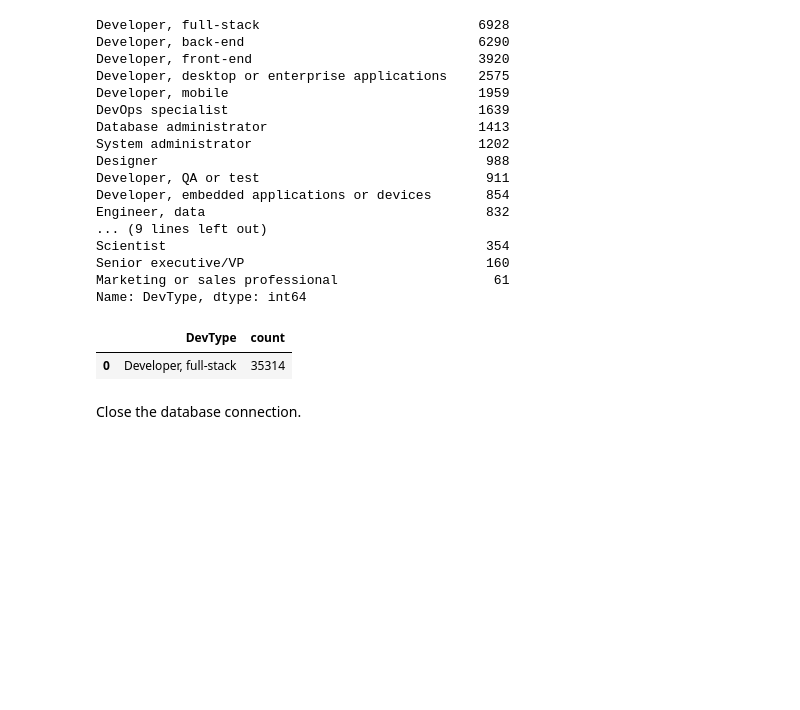
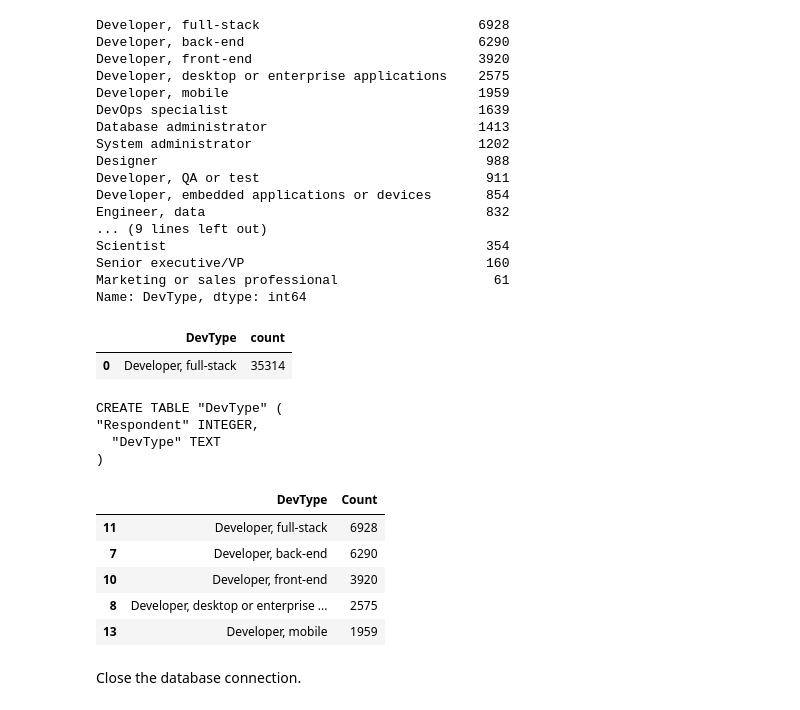
Before and after one commit to herman1608/IBM-CAPSTONE, a Jupyter notebook: M4DataVisualization-lab.ipynb, the cells around one changed output. Drawn from its saved outputs; the diff is of its cells as text; code cells hidden in the pictures; blank space fills up the shorter version.

```diff
--- a/M4DataVisualization-lab.ipynb
+++ b/M4DataVisualization-lab.ipynb
@@ -531,6 +531,37 @@ df
 # %% [output]
 |  | DevType | count |
 | 0 | Developer, full-stack | 35314 |
+# %%
+table_name = 'DevType'  # the table you wish to describe
+
+QUERY = """
+SELECT sql FROM sqlite_master
+WHERE name= '{}'
+""".format(table_name)
+
+df = pd.read_sql_query(QUERY,conn)
+print(df.iat[0,0])
+
+#step 1: get the data needed
+QUERY = """
+SELECT DevType, count(DevType) as Count
+FROM DevType
+GROUP BY DevType
+"""
+df_type = pd.read_sql_query(QUERY,conn)
+df_type = df_type.sort_values('Count', ascending=False)
+df_type.head()
+# %% [output]
+CREATE TABLE "DevType" (
+"Respondent" INTEGER,
+  "DevType" TEXT
+)
+|  | DevType | Count |
+| 11 | Developer, full-stack | 6928 |
+| 7 | Developer, back-end | 6290 |
+| 10 | Developer, front-end | 3920 |
+| 8 | Developer, desktop or enterprise ... | 2575 |
+| 13 | Developer, mobile | 1959 |
 # %% [markdown]
 Close the database connection.
 # %%
```
Also changed, not shown: parts of 1 cell of this notebook.
